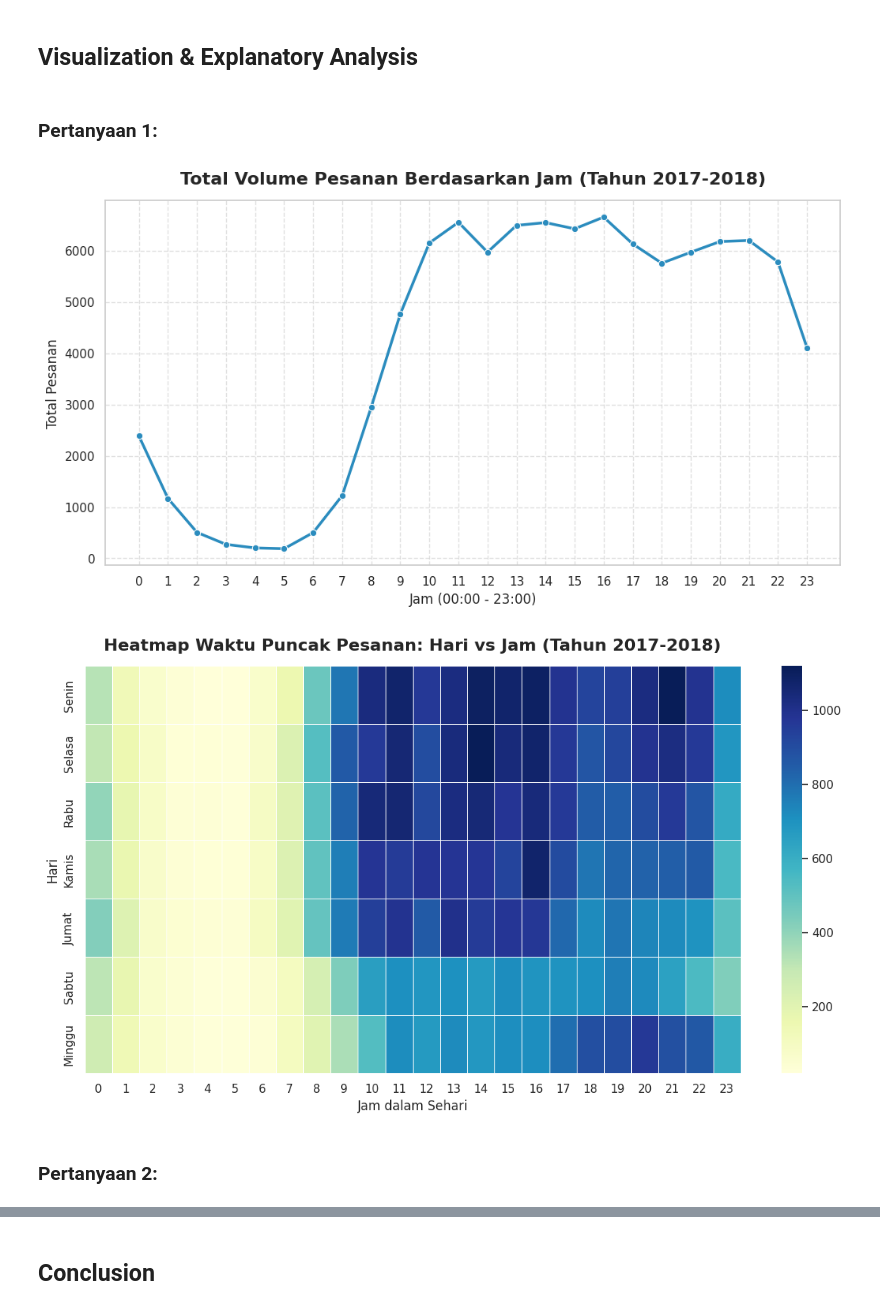
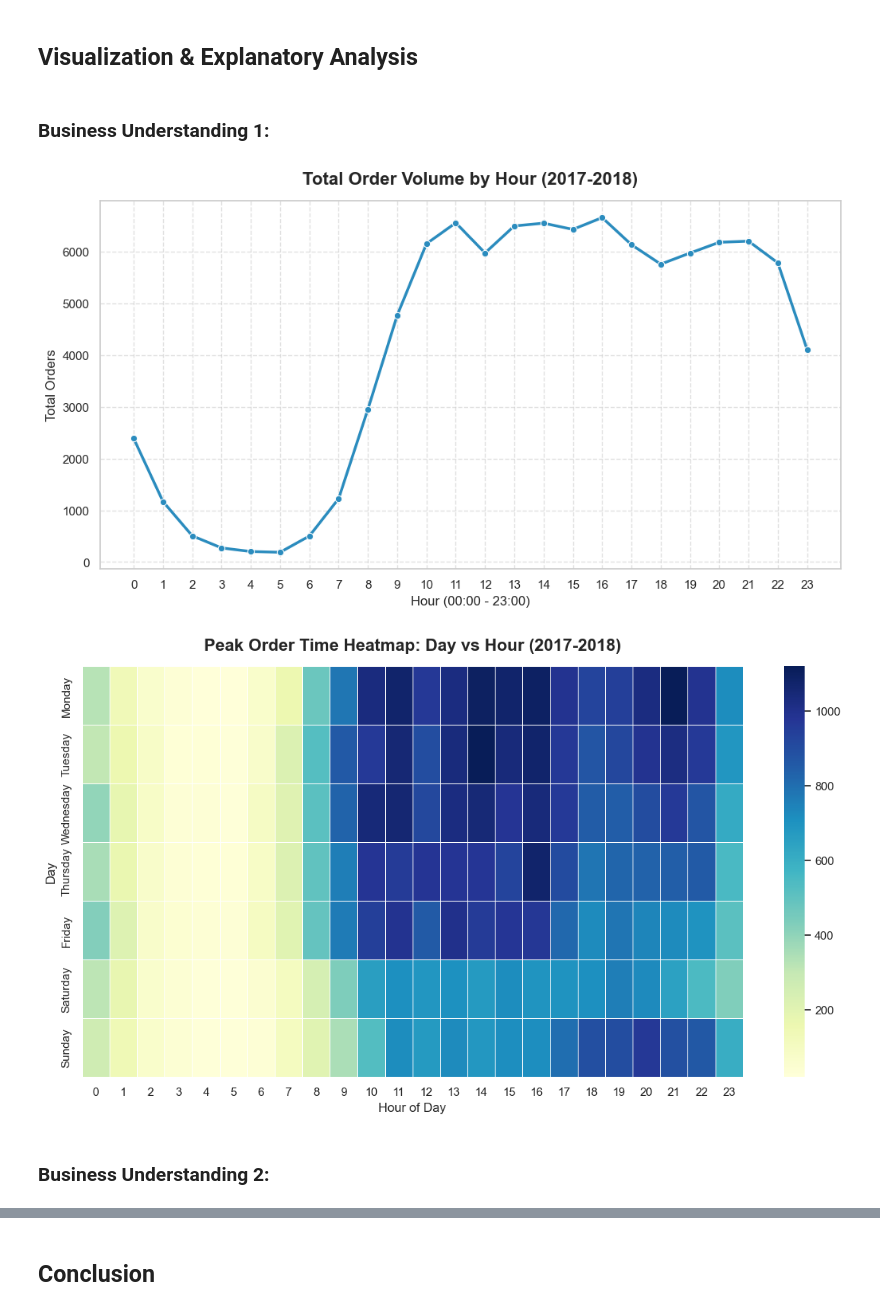
Before and after one commit to almaayunisaa/ecommerce-analysis-dashboard, a Jupyter notebook: Analysis Data Project.ipynb, the cells around one changed output, grey strips where cells are left out. Saved outputs shown, nothing was run; the diff lists cells and outputs as text; code cells hidden in the pictures.

```diff
--- a/Analysis Data Project.ipynb
+++ b/Analysis Data Project.ipynb
@@ -348,47 +347,47 @@ Saved: olist_geolocation_dataset_eda.png
 # %% [markdown]
 ## Visualization & Explanatory Analysis
 # %% [markdown]
-### Pertanyaan 1:
+### Business Understanding 1:
 # %%
 path_orders = f"dataset/olist_orders_dataset.csv"
 df_orders = pd.read_csv(path_orders)
 
 df_orders['order_purchase_timestamp'] = pd.to_datetime(df_orders['order_purchase_timestamp'])
 
 df_filtered = df_orders[df_orders['order_purchase_timestamp'].dt.year.isin([2017, 2018])].copy()
 
-df_filtered['jam_pesanan'] = df_filtered['order_purchase_timestamp'].dt.hour
-df_filtered['hari_pesanan'] = df_filtered['order_purchase_timestamp'].dt.day_name()
+df_filtered['order_hour'] = df_filtered['order_purchase_timestamp'].dt.hour
+df_filtered['order_day'] = df_filtered['order_purchase_timestamp'].dt.day_name()
 
 urutan_hari = ['Monday', 'Tuesday', 'Wednesday', 'Thursday', 'Friday', 'Saturday', 'Sunday']
-df_filtered['hari_pesanan'] = pd.Categorical(df_filtered['hari_pesanan'], categories=urutan_hari, ordered=True)
+df_filtered['order_day'] = pd.Categorical(df_filtered['order_day'], categories=urutan_hari, ordered=True)
 
 plt.figure(figsize=(12, 6))
-volume_per_jam = df_filtered.groupby('jam_pesanan')['order_id'].count()
+volume_per_hour = df_filtered.groupby('order_hour')['order_id'].count()
 
-sns.lineplot(x=volume_per_jam.index, y=volume_per_jam.values, marker='o', color='#2b8cbe', linewidth=2.5)
-plt.title('Total Volume Pesanan Berdasarkan Jam (Tahun 2017-2018)', fontsize=16, fontweight='bold', pad=15)
-plt.xlabel('Jam (00:00 - 23:00)', fontsize=12)
-plt.ylabel('Total Pesanan', fontsize=12)
+sns.lineplot(x=volume_per_hour.index, y=volume_per_hour.values, marker='o', color='#2b8cbe', linewidth=2.5)
+plt.title('Total Order Volume by Hour (2017-2018)', fontsize=16, fontweight='bold', pad=15)
+plt.xlabel('Hour (00:00 - 23:00)', fontsize=12)
+plt.ylabel('Total Orders', fontsize=12)
 plt.xticks(range(0, 24))
 plt.grid(True, linestyle='--', alpha=0.6)
 plt.show()
 
 plt.figure(figsize=(14, 7))
-heatmap_data = df_filtered.groupby(['hari_pesanan', 'jam_pesanan'])['order_id'].count().unstack()
+heatmap_data = df_filtered.groupby(['order_day', 'order_hour'])['order_id'].count().unstack()
 
-heatmap_data.index = ['Senin', 'Selasa', 'Rabu', 'Kamis', 'Jumat', 'Sabtu', 'Minggu']
+heatmap_data.index = ['Monday', 'Tuesday', 'Wednesday', 'Thursday', 'Friday', 'Saturday', 'Sunday']
 
 sns.heatmap(heatmap_data, cmap='YlGnBu', annot=False, linewidths=.5)
-plt.title('Heatmap Waktu Puncak Pesanan: Hari vs Jam (Tahun 2017-2018)', fontsize=16, fontweight='bold', pad=15)
-plt.xlabel('Jam dalam Sehari', fontsize=12)
-plt.ylabel('Hari', fontsize=12)
+plt.title('Peak Order Time Heatmap: Day vs Hour (2017-2018)', fontsize=16, fontweight='bold', pad=15)
+plt.xlabel('Hour of Day', fontsize=12)
+plt.ylabel('Day', fontsize=12)
 plt.show()
 # %% [output]
-[figure, old version]
+[figure, new version]
-[figure, old version]
+[figure, new version]
 # %% [markdown]
-### Pertanyaan 2:
+### Business Understanding 2:
 # %%
 path_orders = f"dataset/olist_orders_dataset.csv"
 df_orders = pd.read_csv(path_orders)
```
Also changed, not shown: parts of 27 cells of this notebook, 10 other files.
